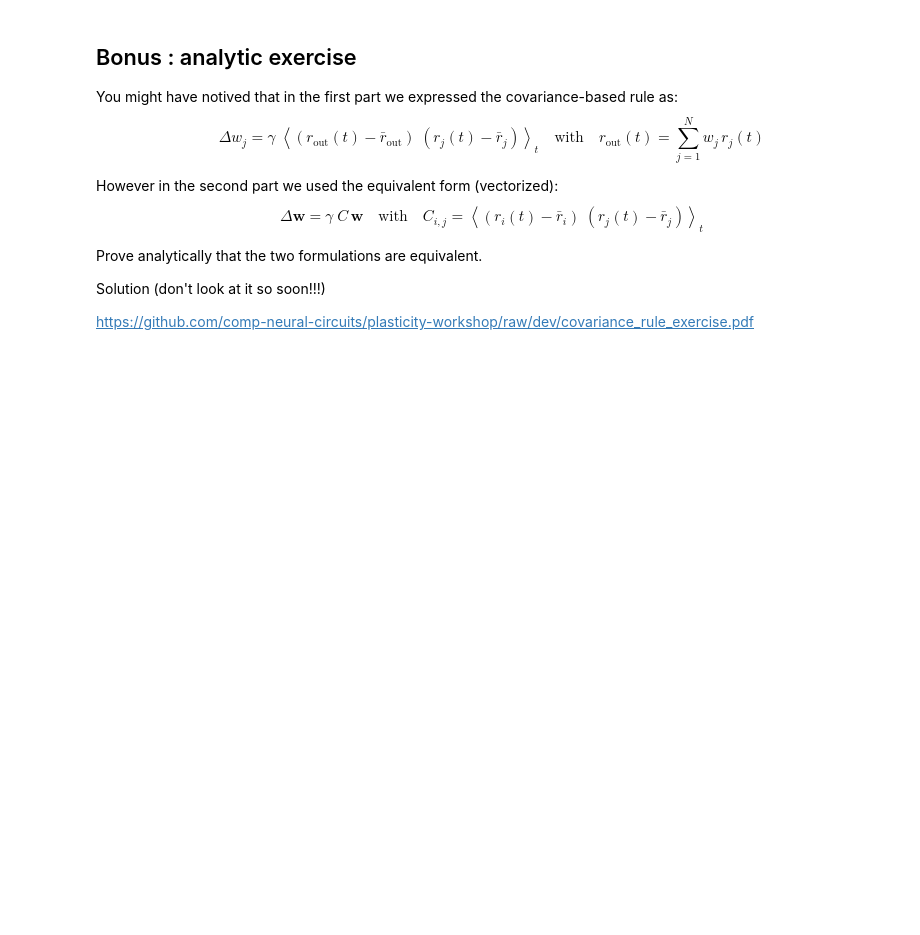
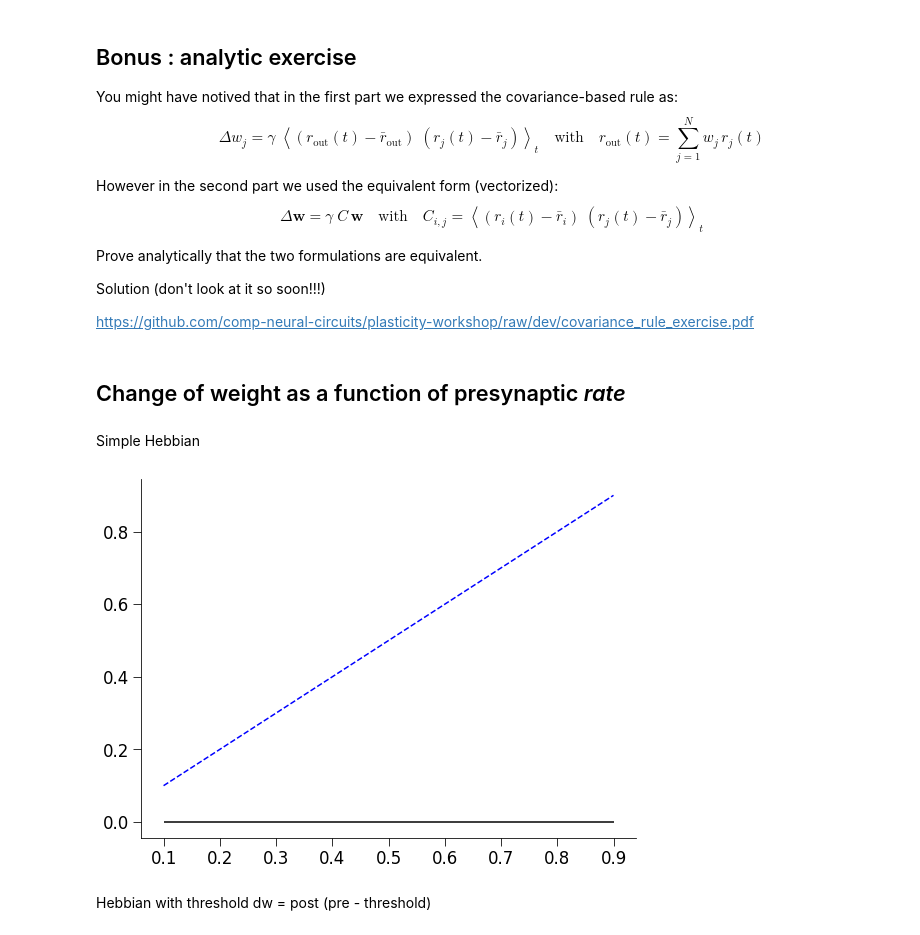
Before and after one commit to comp-neural-circuits/plasticity-workshop, a Jupyter notebook: rate_based.ipynb, the cells around one changed output. Saved outputs shown, nothing was run; the diff lists cells and outputs as text; code cells hidden in the pictures; blank space fills up the shorter version.

Commit message:
shreya added dw vs rate part at the end

```diff
--- a/rate_based.ipynb
+++ b/rate_based.ipynb
@@ -885,3 +885,28 @@ Prove analytically that the two formulations are equivalent.
 Solution (don't look at it so soon!!!)
 
 https://github.com/comp-neural-circuits/plasticity-workshop/raw/dev/covariance_rule_exercise.pdf
+# %% [markdown]
+## Change of weight as a function of presynaptic *rate*
+# %% [markdown]
+Simple Hebbian
+# %%
+def hebbian_1synapse(r0, r1):
+    dw = r1 * r0
+    return dw
+# %%
+r1 = 1.
+r0_range = np.arange(0.1, 1., 0.1)
+dw_all = np.zeros(np.shape(r0_range))
+
+for i,r0 in enumerate(r0_range):
+    dw = hebbian_1synapse(r0, r1)
+    dw_all[i] = dw
+
+plt.plot(r0_range, dw_all, 'b--')
+plt.hlines(0, r0_range[0], r0_range[-1], 'k', '-')
+plt.show()
+# %% [output]
+[figure, added]
+# %% [markdown]
+Hebbian with threshold
+dw = post (pre - threshold)
```
Also changed, not shown: parts of 5 cells of this notebook.
